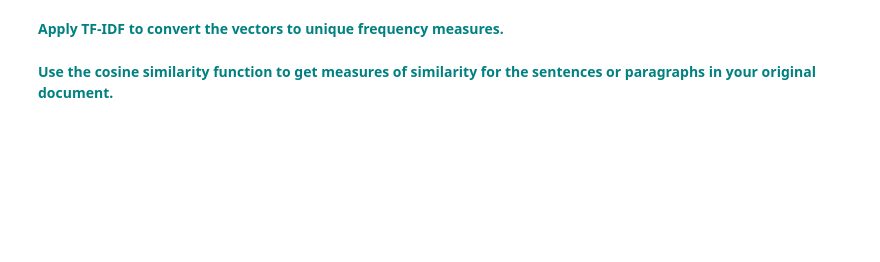
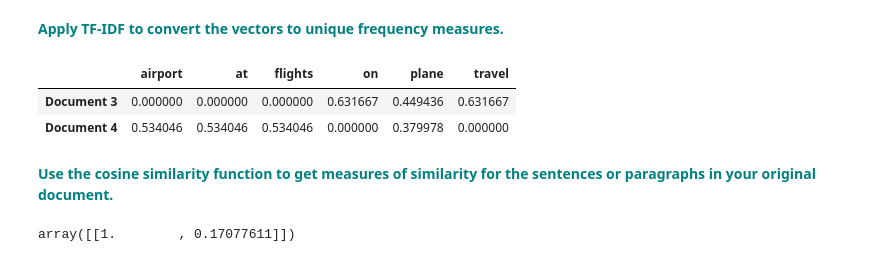
Before and after one commit to joycorrine/springboard, a Jupyter notebook: Unit15-CosineSimilarityCaseStudy/Cosine_Similarity_Case_Study.ipynb, the cells around one changed output. Drawn from its saved outputs; the diff is of its cells as text; code cells hidden in the pictures; blank space fills up the shorter version.

```diff
--- a/Unit15-CosineSimilarityCaseStudy/Cosine_Similarity_Case_Study.ipynb
+++ b/Unit15-CosineSimilarityCaseStudy/Cosine_Similarity_Case_Study.ipynb
@@ -109,4 +131,16 @@ Replace the current values for `Document 0` and `Document 1` with your own sente
 # %% [markdown]
  **<font color='teal'> Apply TF-IDF to convert the vectors to unique frequency measures.</font>**
+# %%
+vectorizer = TfidfVectorizer()
+trsfm=vectorizer.fit_transform(corpus2)
+pd.DataFrame(trsfm.toarray(),columns=vectorizer.get_feature_names(),index=['Document 3','Document 4'])
+# %% [output]
+|  | airport | at | flights | on | plane | travel |
+| Document 3 | 0.000000 | 0.000000 | 0.000000 | 0.631667 | 0.449436 | 0.631667 |
+| Document 4 | 0.534046 | 0.534046 | 0.534046 | 0.000000 | 0.379978 | 0.000000 |
 # %% [markdown]
  **<font color='teal'> Use the cosine similarity function to get measures of similarity for the sentences or paragraphs in your original document.</font>**
+# %%
+cosine_similarity(trsfm[0:1], trsfm)
+# %% [output]
+array([[1.        , 0.17077611]])
```
Also changed, not shown: parts of 12 cells of this notebook.
